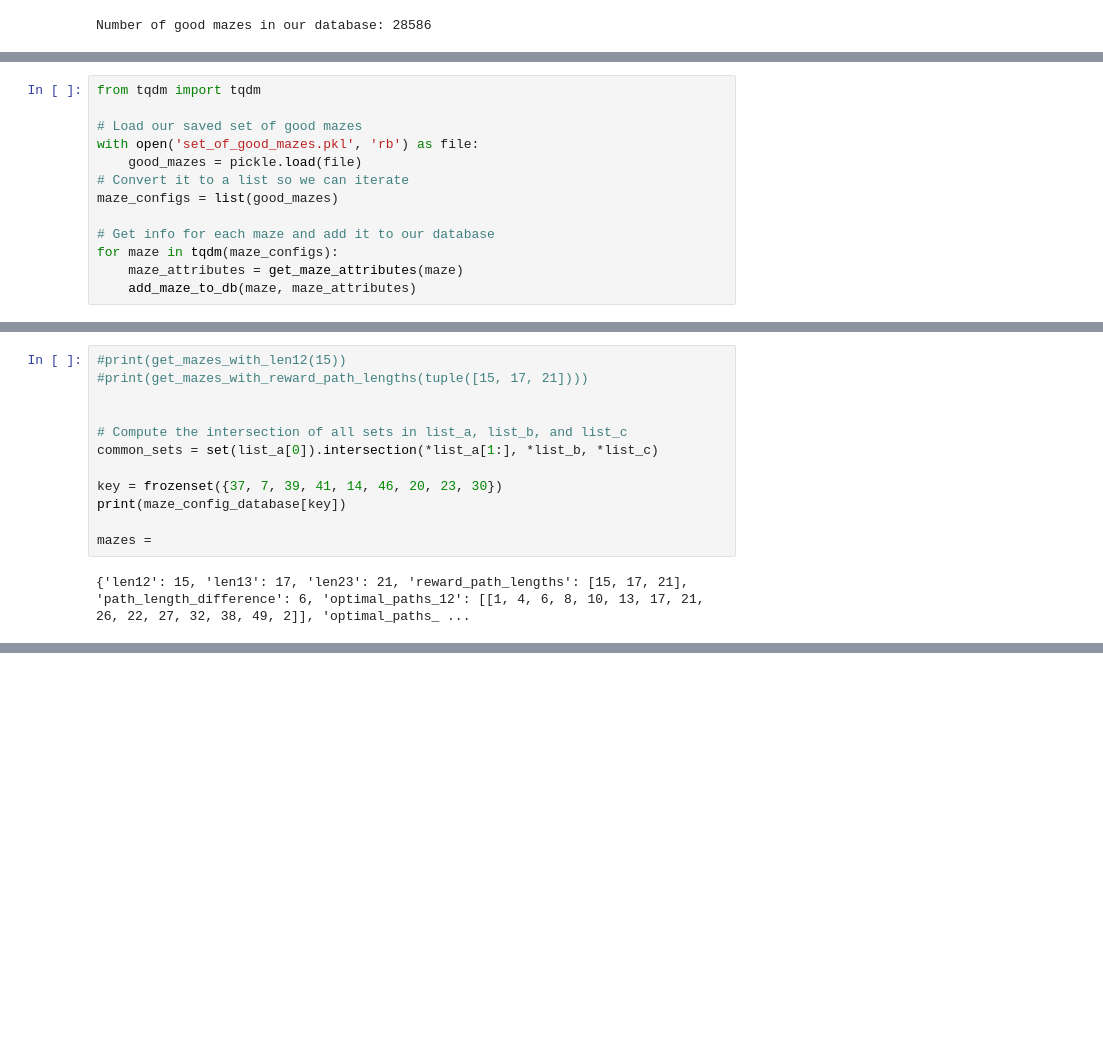
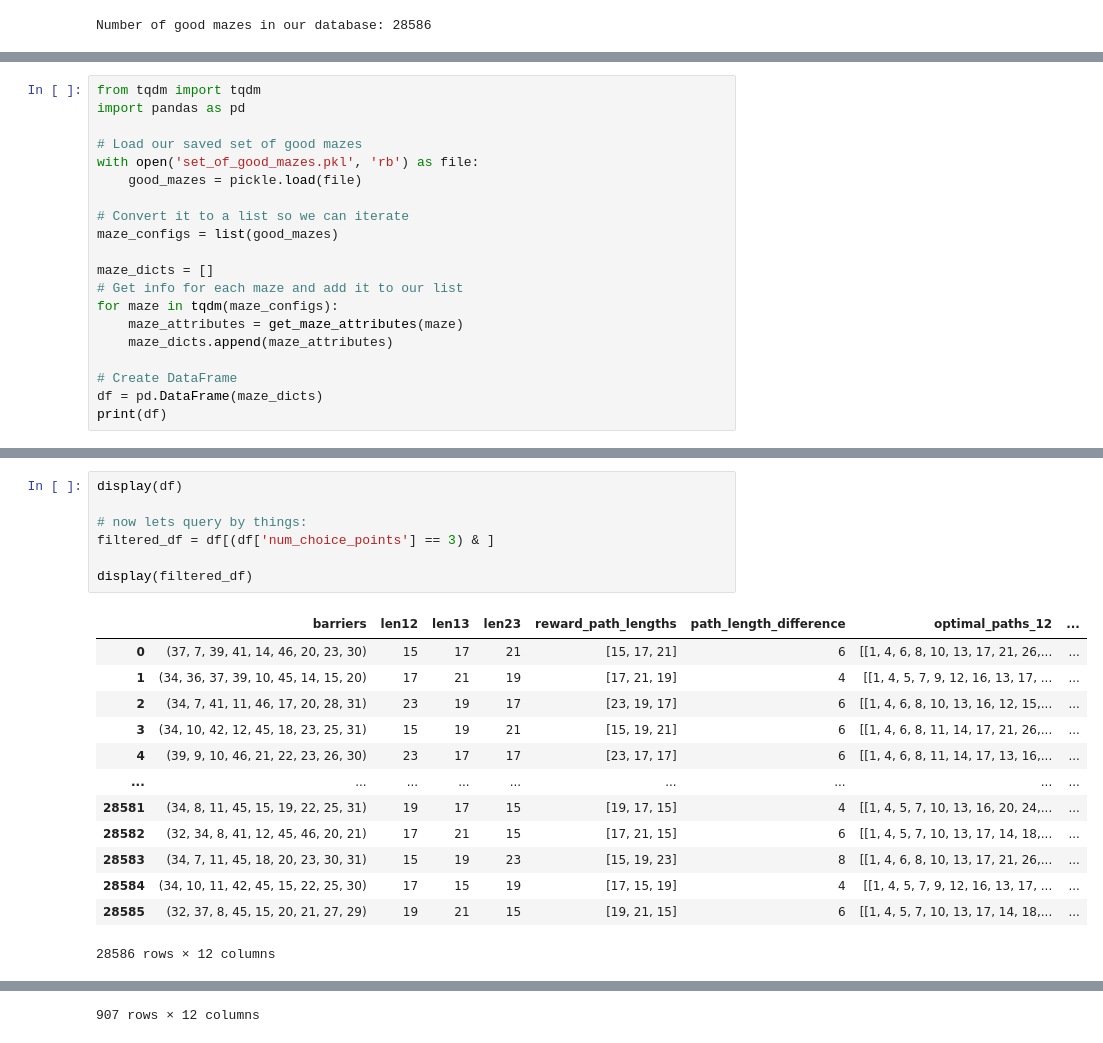
Before and after one commit to calderast/Maze_config, a Jupyter notebook: hex-maze-lookup.ipynb, the cells around one changed output, grey strips where cells are left out. Cells and saved outputs as stored; diff of their text form; blank space fills up the shorter version.

```diff
--- a/hex-maze-lookup.ipynb
+++ b/hex-maze-lookup.ipynb
@@ -158,13 +89,20 @@ def add_maze_to_db(key, attributes):
 # %%
 from tqdm import tqdm
+import pandas as pd
 
 # Load our saved set of good mazes
 with open('set_of_good_mazes.pkl', 'rb') as file:
     good_mazes = pickle.load(file)
+
 # Convert it to a list so we can iterate
 maze_configs = list(good_mazes)
 
-# Get info for each maze and add it to our database
+maze_dicts = []
+# Get info for each maze and add it to our list
 for maze in tqdm(maze_configs):
     maze_attributes = get_maze_attributes(maze)
-    add_maze_to_db(maze, maze_attributes)
+    maze_dicts.append(maze_attributes)
+
+# Create DataFrame
+df = pd.DataFrame(maze_dicts)
+print(df)
@@ -171,14 +127,21 @@ for maze in tqdm(maze_configs):
-# %%
-#print(get_mazes_with_len12(15))
-#print(get_mazes_with_reward_path_lengths(tuple([15, 17, 21])))
-
-
-# Compute the intersection of all sets in list_a, list_b, and list_c
-common_sets = set(list_a[0]).intersection(*list_a[1:], *list_b, *list_c)
-
-key = frozenset({37, 7, 39, 41, 14, 46, 20, 23, 30})
-print(maze_config_database[key])
-
-mazes =
-# %% [output]
-{'len12': 15, 'len13': 17, 'len23': 21, 'reward_path_lengths': [15, 17, 21], 'path_length_difference': 6, 'optimal_paths_12': [[1, 4, 6, 8, 10, 13, 17, 21, 26, 22, 27, 32, 38, 49, 2]], 'optimal_paths_ ...
+# %%
+display(df)
+
+# now lets query by things:
+filtered_df = df[(df['num_choice_points'] == 3) & ]
+
+display(filtered_df)
+# %% [output]
+|  | barriers | len12 | len13 | len23 | reward_path_lengths | path_length_difference | optimal_paths_12 | ... |
+| 0 | (37, 7, 39, 41, 14, 46, 20, 23, 30) | 15 | 17 | 21 | [15, 17, 21] | 6 | [[1, 4, 6, 8, 10, 13, 17, 21, 26,... | ... |
+| 1 | (34, 36, 37, 39, 10, 45, 14, 15, 20) | 17 | 21 | 19 | [17, 21, 19] | 4 | [[1, 4, 5, 7, 9, 12, 16, 13, 17, ... | ... |
+| 2 | (34, 7, 41, 11, 46, 17, 20, 28, 31) | 23 | 19 | 17 | [23, 19, 17] | 6 | [[1, 4, 6, 8, 10, 13, 16, 12, 15,... | ... |
+| 3 | (34, 10, 42, 12, 45, 18, 23, 25, 31) | 15 | 19 | 21 | [15, 19, 21] | 6 | [[1, 4, 6, 8, 11, 14, 17, 21, 26,... | ... |
+| 4 | (39, 9, 10, 46, 21, 22, 23, 26, 30) | 23 | 17 | 17 | [23, 17, 17] | 6 | [[1, 4, 6, 8, 11, 14, 17, 13, 16,... | ... |
+| ... | ... | ... | ... | ... | ... | ... | ... | ... |
+| 28581 | (34, 8, 11, 45, 15, 19, 22, 25, 31) | 19 | 17 | 15 | [19, 17, 15] | 4 | [[1, 4, 5, 7, 10, 13, 16, 20, 24,... | ... |
+| 28582 | (32, 34, 8, 41, 12, 45, 46, 20, 21) | 17 | 21 | 15 | [17, 21, 15] | 6 | [[1, 4, 5, 7, 10, 13, 17, 14, 18,... | ... |
+| 28583 | (34, 7, 11, 45, 18, 20, 23, 30, 31) | 15 | 19 | 23 | [15, 19, 23] | 8 | [[1, 4, 6, 8, 10, 13, 17, 21, 26,... | ... |
+| 28584 | (34, 10, 11, 42, 45, 15, 22, 25, 30) | 17 | 15 | 19 | [17, 15, 19] | 4 | [[1, 4, 5, 7, 9, 12, 16, 13, 17, ... | ... |
+| 28585 | (32, 37, 8, 45, 15, 20, 21, 27, 29) | 19 | 21 | 15 | [19, 21, 15] | 6 | [[1, 4, 5, 7, 10, 13, 17, 14, 18,... | ... |
+28586 rows × 12 columns
@@ -185,3 +160,4 @@ mazes =
+907 rows × 12 columns
 # %%
 # get a random maze config for testing
 maze_config_list = list(good_mazes)
```
Also changed, not shown: parts of 7 cells of this notebook, 3 other files.
